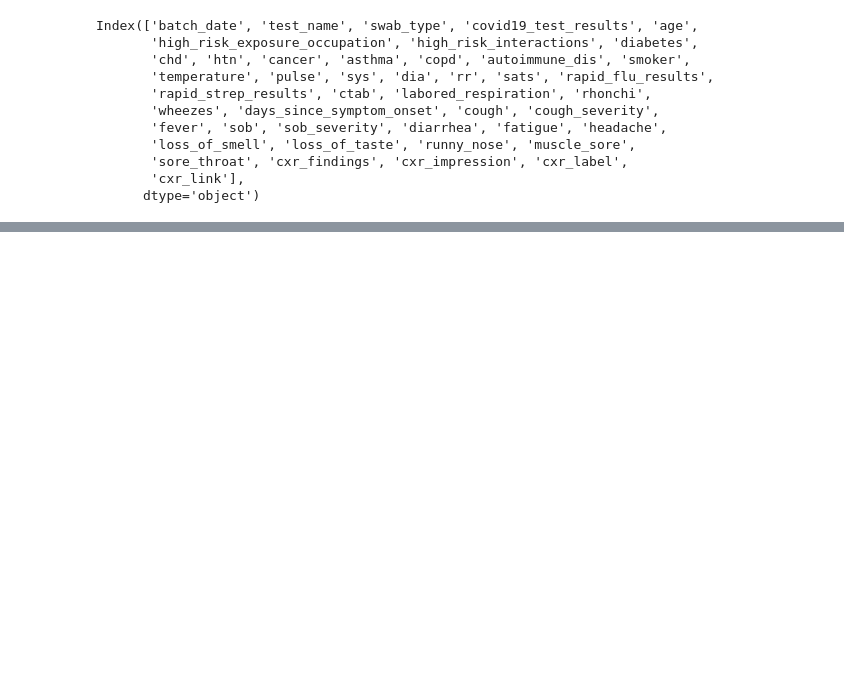
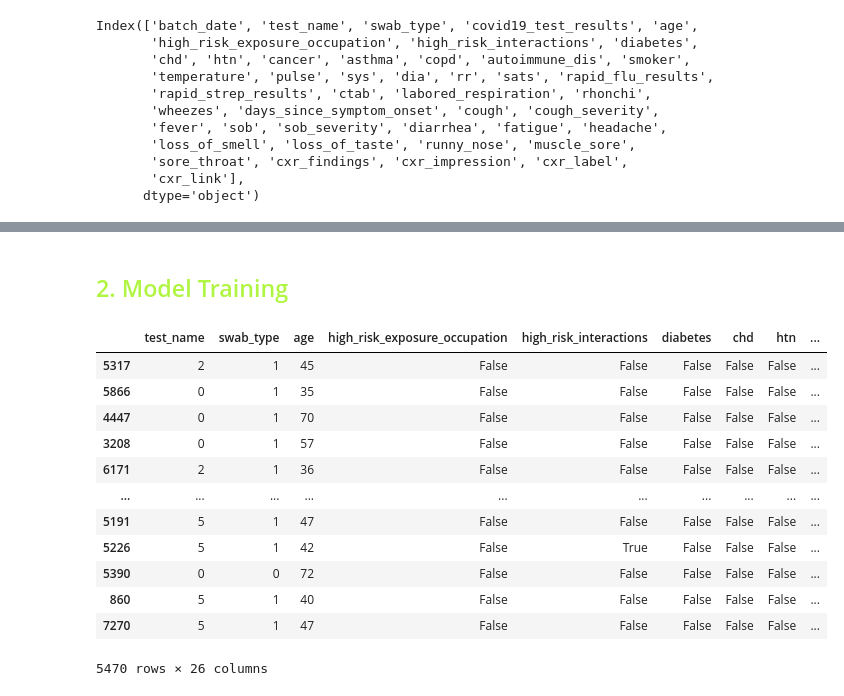
Before and after one commit to soipanhamisi/KNN_Classification_Regression_Analysis, a Jupyter notebook: notebooks/tree-based-modelling.ipynb, the cells around one changed output, grey strips where cells are left out. Saved outputs shown, nothing was run; the diff lists cells and outputs as text; code cells hidden in the pictures; blank space fills up the shorter version.

Commit message:
added tree-based modelling notebook task 1

```diff
--- a/notebooks/tree-based-modelling.ipynb
+++ b/notebooks/tree-based-modelling.ipynb
@@ -47,0 +241,2 @@ Index(['batch_date', 'test_name', 'swab_type', 'covid19_test_results', 'age',
+# %%
+covid_ds['test_name'] = encoder.fit_transform(covid_ds['test_name'])
@@ -47,0 +261,2 @@ Index(['batch_date', 'test_name', 'swab_type', 'covid19_test_results', 'age',
+# %%
+covid_ds['swab_type'] = encoder.fit_transform(covid_ds['swab_type'])
@@ -47,0 +279,24 @@ Index(['batch_date', 'test_name', 'swab_type', 'covid19_test_results', 'age',
+# %% [markdown]
+## <span style="color:#b0f542;">2. Model Training</span>
+# %%
+from sklearn.model_selection import train_test_split
+X = covid_ds.drop('covid19_test_results', axis=1)
+y = covid_ds['covid19_test_results']
+# %%
+X_train, X_test, y_train, y_test = train_test_split(X, y, random_state=42)
+# %%
+X_train
+# %% [output]
+|  | test_name | swab_type | age | high_risk_exposure_occupation | high_risk_interactions | diabetes | chd | htn | ... |
+| 5317 | 2 | 1 | 45 | False | False | False | False | False | ... |
+| 5866 | 0 | 1 | 35 | False | False | False | False | False | ... |
+| 4447 | 0 | 1 | 70 | False | False | False | False | False | ... |
+| 3208 | 0 | 1 | 57 | False | False | False | False | False | ... |
+| 6171 | 2 | 1 | 36 | False | False | False | False | False | ... |
+| ... | ... | ... | ... | ... | ... | ... | ... | ... | ... |
+| 5191 | 5 | 1 | 47 | False | False | False | False | False | ... |
+| 5226 | 5 | 1 | 42 | False | True | False | False | False | ... |
+| 5390 | 0 | 0 | 72 | False | False | False | False | False | ... |
+| 860 | 5 | 1 | 40 | False | False | False | False | False | ... |
+| 7270 | 5 | 1 | 47 | False | False | False | False | False | ... |
+5470 rows × 26 columns
```
Also changed, not shown: parts of 34 cells of this notebook.
